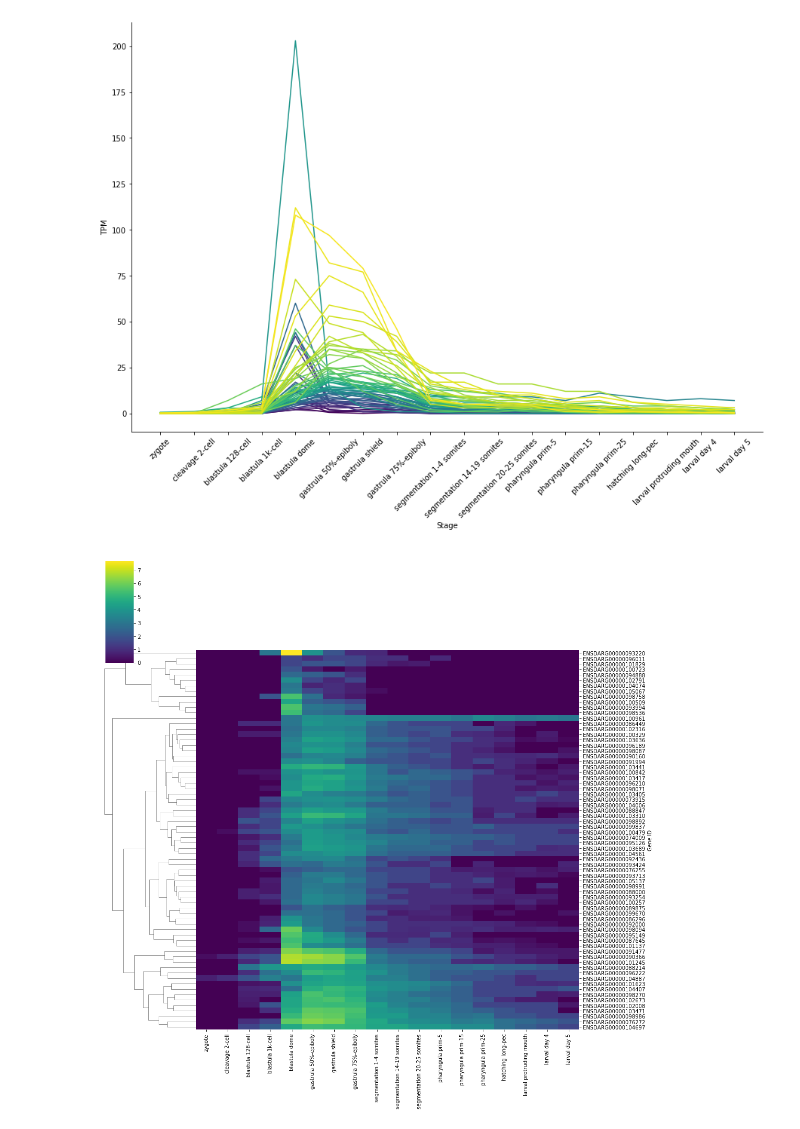
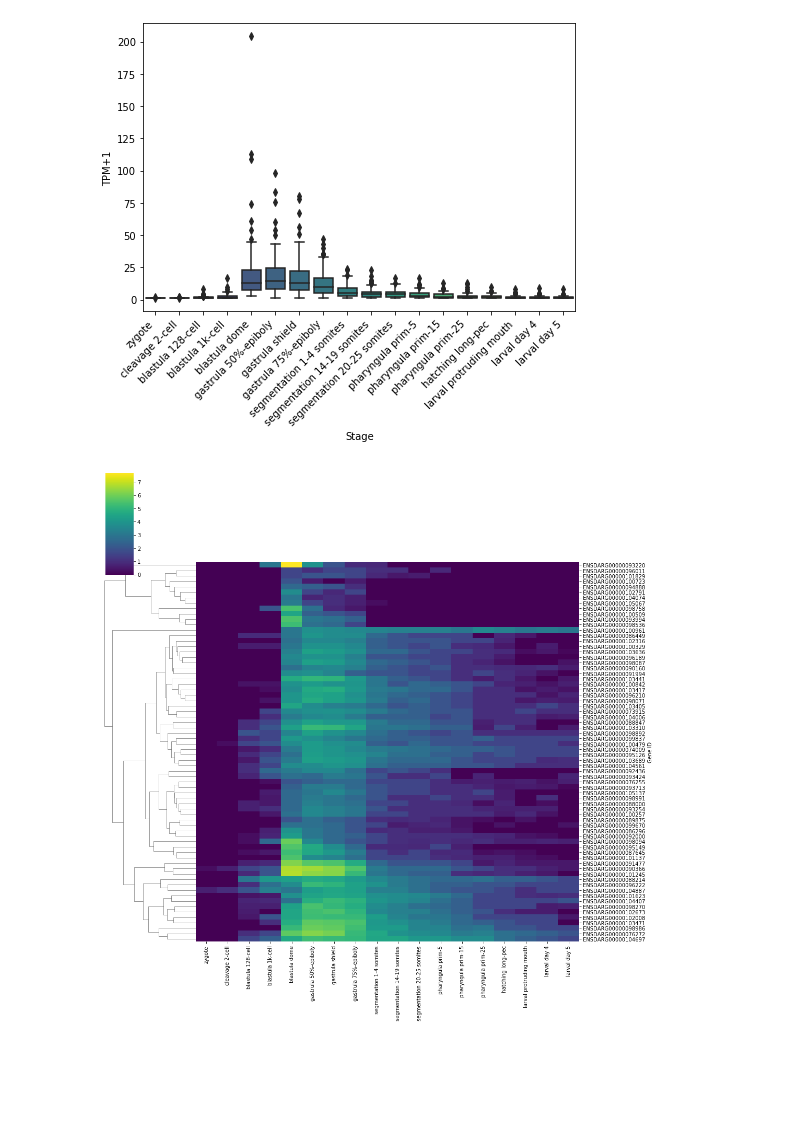
Before and after one commit to jonathan-wells/finz-znf, a Jupyter notebook: analysis/expression.ipynb, the cells around one changed output. Cells and saved outputs as stored; diff of their text form; code cells hidden in the pictures; blank space fills up the shorter version.

Commit message:
Add a bunch of scripts pertinent to selection and expression analyses

```diff
--- a/analysis/expression.ipynb
+++ b/analysis/expression.ipynb
@@ -22,0 +29,12 @@ print(melted_expression_df.head())
+# %%
+tpms = list(melted_expression_df.loc[melted_expression_df['Gene ID'].isin(finz_znfs)] \
+    .sort_values('TPM', ascending=False)[['Gene ID', 'TPM']] \
+    .itertuples(index=False, name=None))
+hue_order_dict = {}
+for gene, tpm in tpms:
+    if gene not in hue_order_dict:
+        hue_order_dict[gene] = tpm
+    elif tpm > hue_order_dict[gene]:
+        hue_order_dict[gene] = tpm
+hue_order = sorted(list(hue_order_dict.keys()), key=lambda x: hue_order_dict[x])
+melted_expression_df['TPM+1'] = melted_expression_df['TPM'] + 1
@@ -23,23 +85,17 @@ print(melted_expression_df.head())
 # %%
-hue_order = melted_expression_df.loc[(melted_expression_df.Stage == 'gastrula 50%-epiboly') &
-                              (melted_expression_df['Gene ID'].isin(finz_znfs))] \
-    .sort_values('TPM')['Gene ID'] \
-    .to_list()
+# fig, ax = plt.subplots(figsize=(10, 5))
+ax2 = plt.axes([0,0,1,1])
+melted_expression_df['TPM+1'] = melted_expression_df['TPM'] + 1
 
-fig, ax = plt.subplots(figsize=(15, 10))
-sns.lineplot(data=melted_expression_df.loc[melted_expression_df['Gene ID'].isin(finz_znfs)],
-             x='Stage',
-             y='TPM',
-             hue='Gene ID',
-             sort=False,
-             palette='viridis',
-             hue_order=hue_order)
-
-sns.despine()
-plt.xticks(rotation=45)
-ax.get_legend().remove()
+sns.boxplot(data=melted_expression_df.loc[melted_expression_df['Gene ID'].isin(finz_znfs)],
+            x='Stage',
+            y='TPM+1',
+            palette='viridis', ax=ax2)
+ax.set_yscale('log')
+plt.xticks(rotation=45, ha='right')
+plt.show()
 # %% [output]
-[figure, old version]
+[figure, new version]
 # %%
 finz_matrix = expression_df.loc[expression_df['Gene ID'].isin(finz_znfs)].drop('Gene Name', axis=1).set_index('Gene ID')
 finz_matrix = np.log2(finz_matrix + 1)
```
Also changed, not shown: parts of 8 cells of this notebook, 7 other files.
